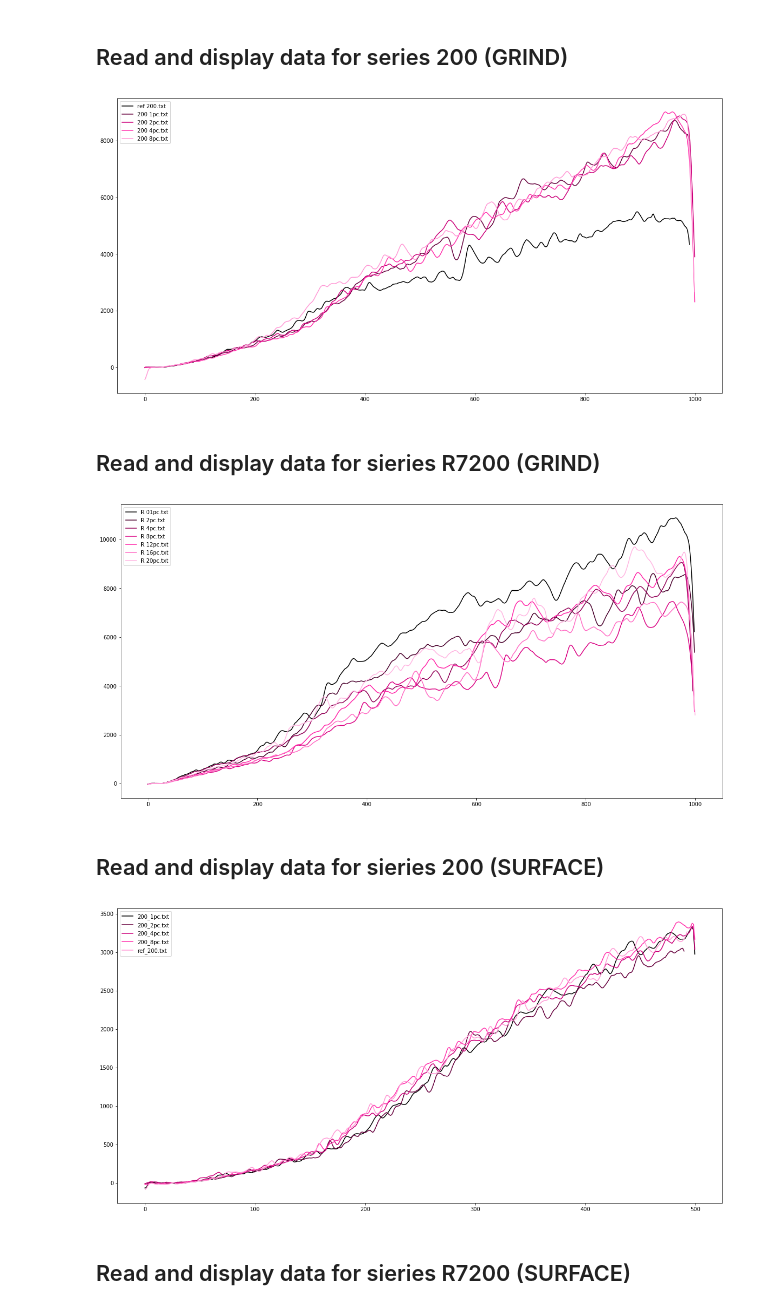
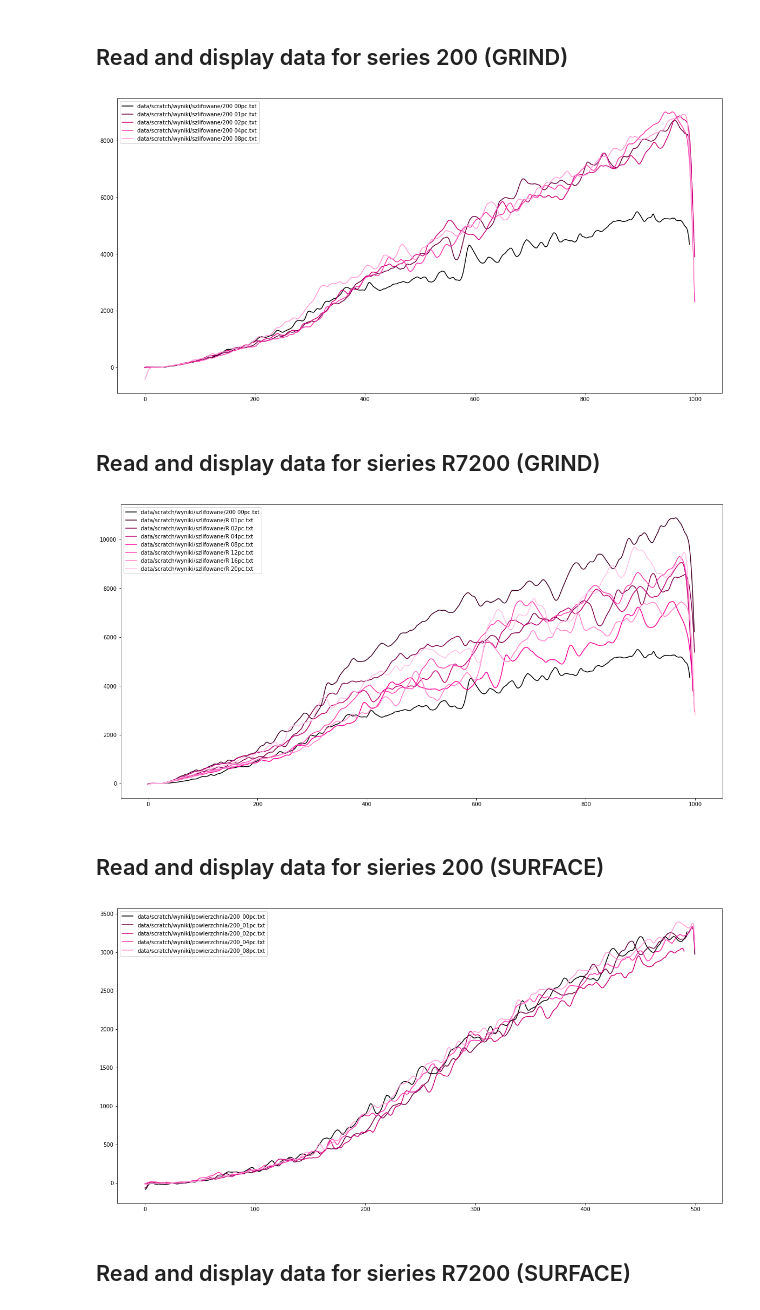
Before and after one commit to antoszy/Scratch-Analysis, a Jupyter notebook: scratch_analysis.ipynb, the cells around one changed output. Drawn from its saved outputs; the diff is of its cells as text; code cells hidden in the pictures.

Commit message:
data files merging and organizing

```diff
--- a/scratch_analysis.ipynb
+++ b/scratch_analysis.ipynb
@@ -12,30 +12,30 @@ from scipy.interpolate import interp1d
 # %% [markdown]
 ## Read and display data for series 200 (GRIND)
 # %%
-fileList = sorted(glob.glob('data/scratch/szlifowane/200*/*.txt'))
+fileList = sorted(glob.glob('data/scratch/wyniki/szlifowane/200*.txt'))
 sampleList = [utils.read_data(file) for file in fileList]
 
 fig = pyplot.figure(figsize=(20,10))
 ax = fig.add_subplot(111)
 utils.plot_scratch_samples(ax, sampleList, fileList, truncate=-1)
 # %% [output]
-[figure, old version]
+[figure, new version]
 # %% [markdown]
 ## Read and display data for sieries R7200 (GRIND)
 # %%
-fileList = sorted(glob.glob('data/scratch/szlifowane/R*/*.txt'))
+fileList = glob.glob('data/scratch/wyniki/szlifowane/200 00pc.txt')+sorted(glob.glob('data/scratch/wyniki/szlifowane/R*.txt'))
 sampleList = [utils.read_data(file) for file in fileList]
 
 fig = pyplot.figure(figsize=(20,10))
 ax = fig.add_subplot(111)
 
 utils.plot_scratch_samples(ax, sampleList, fileList, truncate=-1)
 # %% [output]
-[figure, old version]
+[figure, new version]
 # %% [markdown]
 ## Read and display data for sieries 200 (SURFACE)
 # %%
-fileList = sorted(glob.glob('data/scratch/powierzchnia/200/*/*.txt')+glob.glob('data/scratch/powierzchnia/ref seria 200/*.txt'))
+fileList = sorted(glob.glob('data/scratch/wyniki/powierzchnia/200*.txt'))
 sampleList = [utils.read_data(file) for file in fileList]
 
 fig = pyplot.figure(figsize=(20,10))
@@ -45,7 +45,7 @@ utils.plot_scratch_samples(ax, sampleList, fileList, truncate=-1)
 #ax.set_yscale('log')
 #ax.set_xscale('log')
 # %% [output]
-[figure, old version]
+[figure, new version]
 # %% [markdown]
 ## Read and display data for sieries R7200 (SURFACE)
 # %%
```
Also changed, not shown: parts of 1 cell of this notebook, 25 other files.
